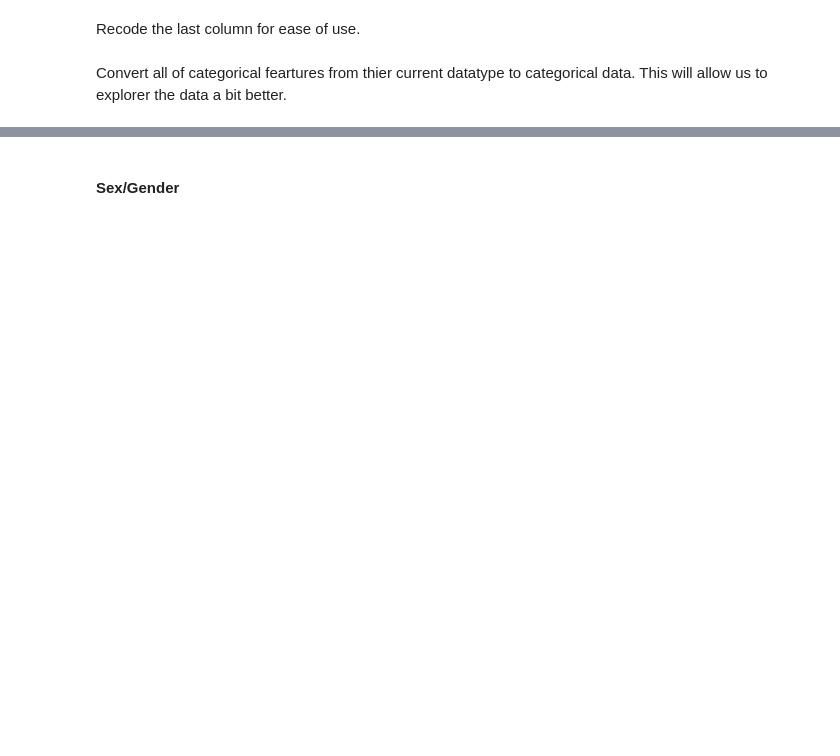
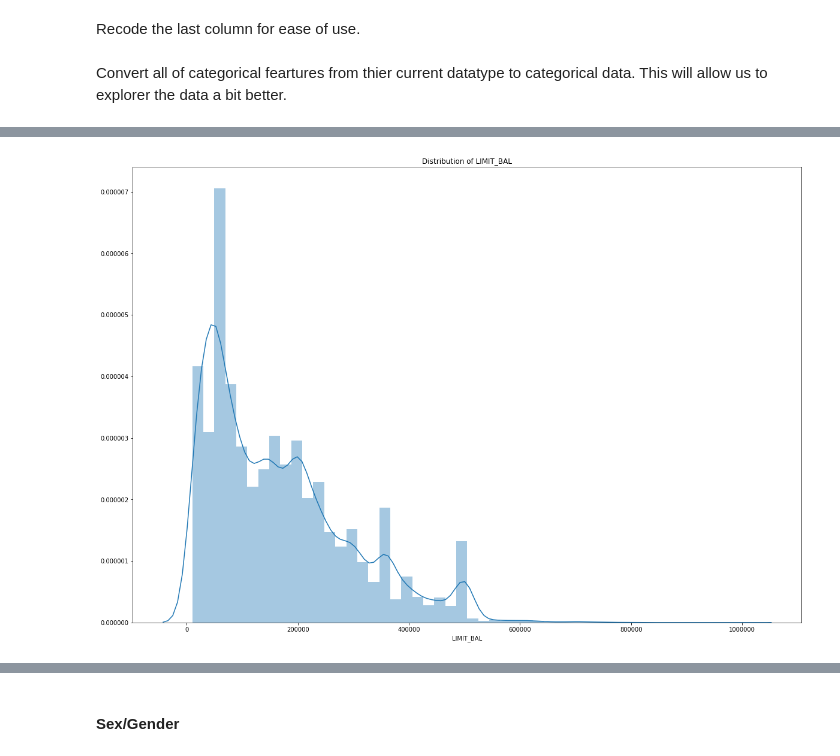
Before and after one commit to greatschism/C5T2, a Jupyter notebook: notebooks/Preprocessing/homework51t2.ipynb, the cells around one changed output, grey strips where cells are left out. Saved outputs shown, nothing was run; the diff lists cells and outputs as text; code cells hidden in the pictures; blank space fills up the shorter version.

```diff
--- a/notebooks/Preprocessing/homework51t2.ipynb
+++ b/notebooks/Preprocessing/homework51t2.ipynb
@@ -269,0 +411,4 @@ Index(['ID', 'LIMIT_BAL', 'SEX', 'EDUCATION', 'MARRIAGE', 'AGE', 'PAY_0',
+# %%
+plot_numerical(credit, 'LIMIT_BAL')
+# %% [output]
+[figure, added]
```
Also changed, not shown: parts of 58 cells of this notebook.
